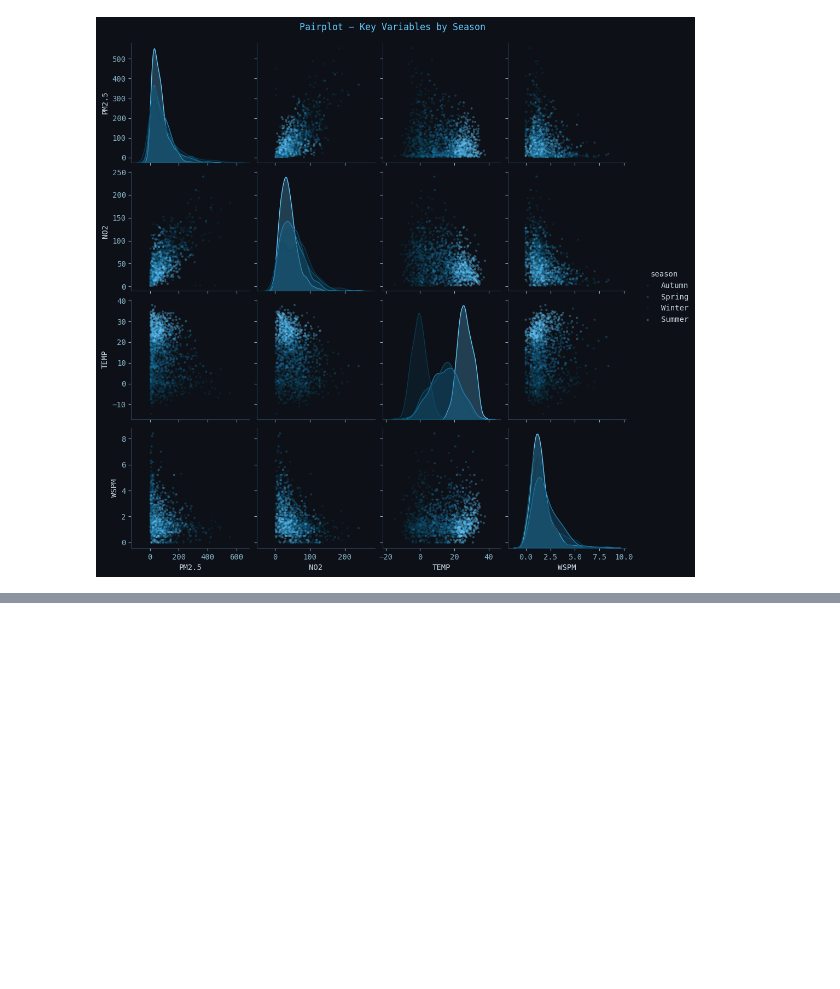
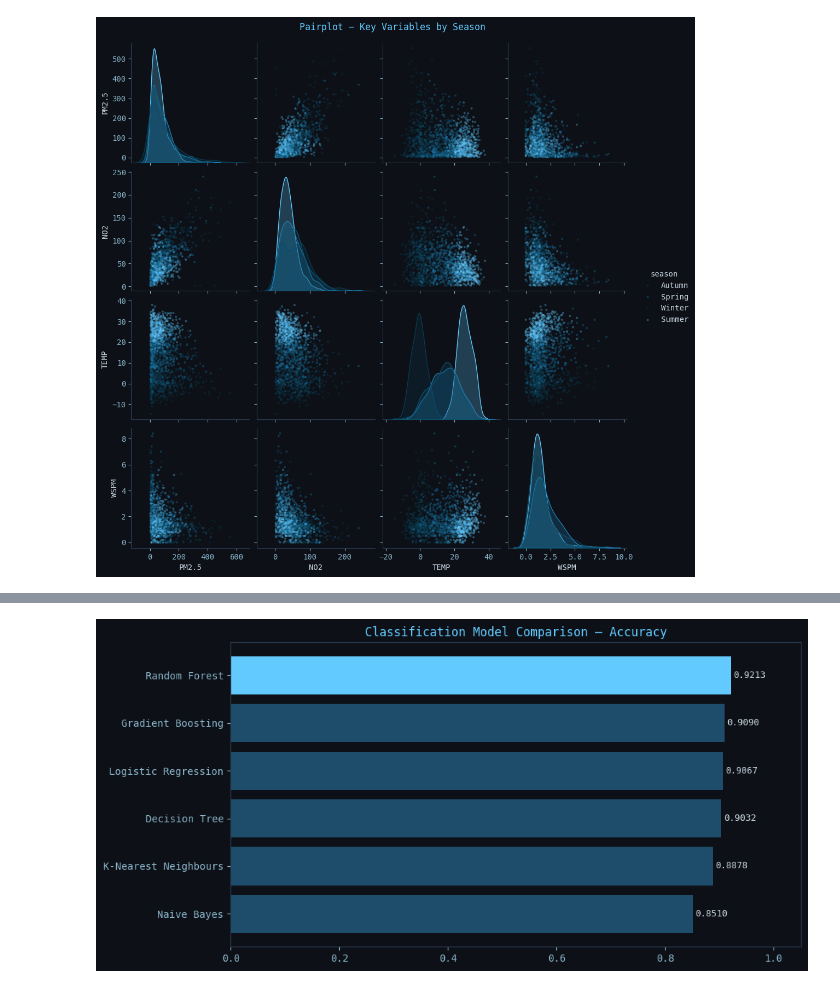
Before and after one commit to Jiyaulhaq1432/Data-Analysis-Air-quality-Analyser-web-app, a Jupyter notebook: Beijing_AQA.ipynb, the cells around one changed output, grey strips where cells are left out. Saved outputs shown, nothing was run; the diff lists cells and outputs as text; code cells hidden in the pictures; blank space fills up the shorter version.

```diff
--- a/Beijing_AQA.ipynb
+++ b/Beijing_AQA.ipynb
@@ -1869,0 +2094,13 @@ plt.show()
+# %%
+# ── Classification comparison and best model evaluation ──────────────────────
+fig, ax = plt.subplots(figsize=(10, 5))
+sc2    = clf_df.sort_values("Accuracy", ascending=True)
+colors = [ACCENT if i == len(sc2)-1 else "#1e4d6b" for i in range(len(sc2))]
+ax.barh(sc2["Model"], sc2["Accuracy"], color=colors, edgecolor="none")
+ax.set_title("Classification Model Comparison — Accuracy", color=ACCENT)
+ax.set_xlim(0, 1.05)
+for i, v in enumerate(sc2["Accuracy"]):
+    ax.text(v + 0.005, i, f"{v:.4f}", va="center", fontsize=9)
+plt.tight_layout(); plt.show()
+# %% [output]
+[figure, added]
```
Also changed, not shown: parts of 13 cells of this notebook.
